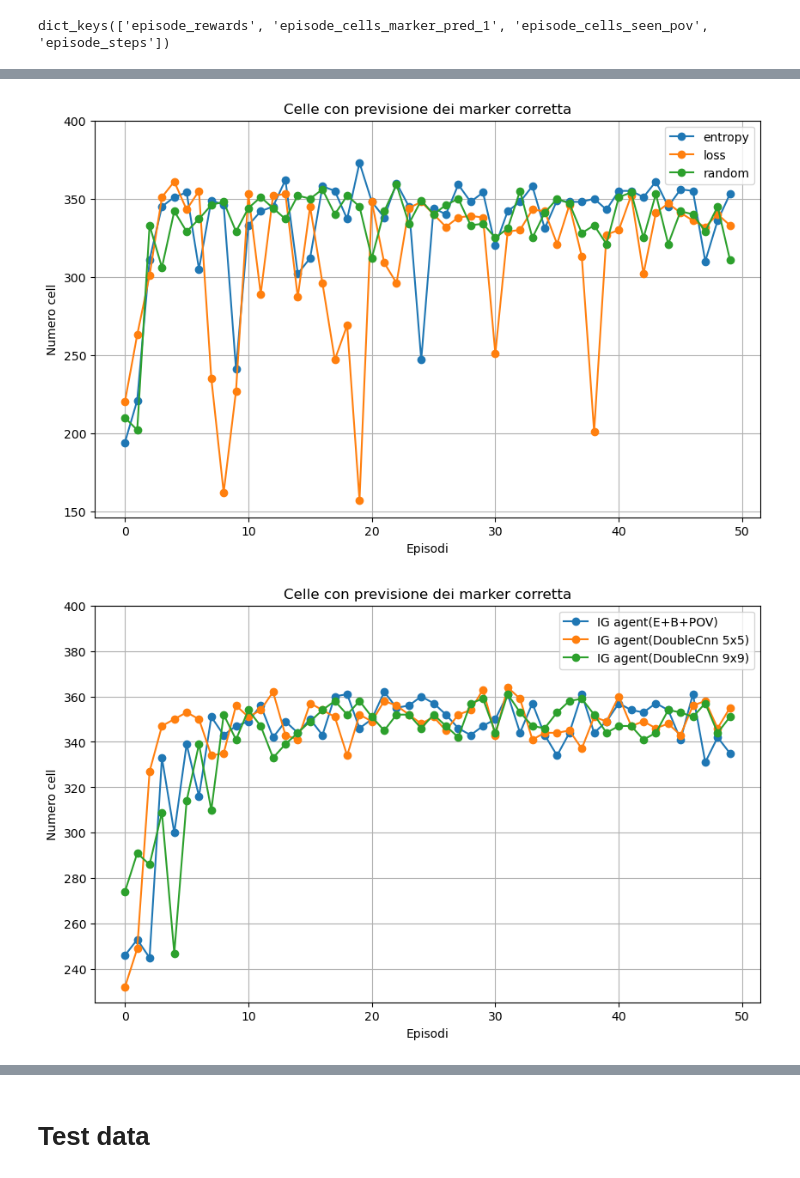
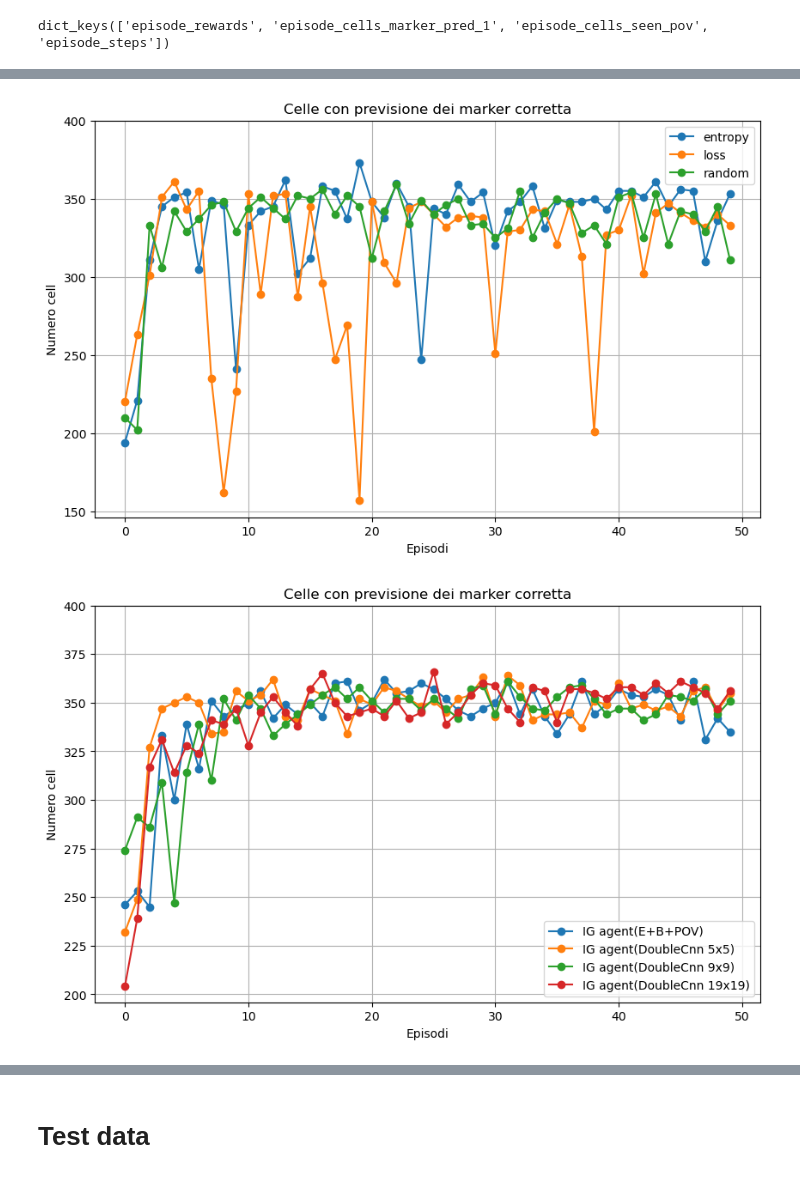
Before and after one commit to Emamasi-uni/explorationRL, a Jupyter notebook: results.ipynb, the cells around one changed output, grey strips where cells are left out. Cells and saved outputs as stored; diff of their text form; code cells hidden in the pictures.

```diff
--- a/results.ipynb
+++ b/results.ipynb
@@ -19,6 +19,7 @@ train_data_random = read_dict(file_path=f"./data/policy1_random/train_data_rando
 train_data_ig_reward = read_dict(file_path=f"./data/policy2_ig_reward/train_data_ig_reward_cnn_new_env_20x20_with_pov.json")
 train_data_ig_reward_doubleCNN_expov1 = read_dict(file_path=f"./data/policy2_ig_reward/train_data_ig_reward_env_20x20_doubleCNN_expov1.json")
 train_data_ig_reward_doubleCNN_expov3 = read_dict(file_path=f"./data/policy2_ig_reward/train_data_ig_reward_env_20x20_doubleCNN_expov3.json")
+train_data_ig_reward_doubleCNN_expov8 = read_dict(file_path=f"./data/policy2_ig_reward/train_data_ig_reward_env_20x20_doubleCNN_expov8.json")
 train_data_ig_reward_curriculum = read_dict(file_path=f"./data/policy2_ig_reward_curriculum/train_data_ig_reward_curriculum_cnn.json")
 # %%
 max_cells = 400
@@ -53,31 +55,32 @@ plot_metrics(train_data_policy_ig_curriculum,
 [figure]
 # %%
 train_data_policy_best_pov = [train_data_entropy['episode_cells_marker_pred_1'], train_data_loss['episode_cells_marker_pred_1'], train_data_random['episode_cells_marker_pred_1']]
-train_data_policy_ig = [train_data_ig_reward['episode_cells_marker_pred_1'], train_data_ig_reward_doubleCNN_expov1['episode_cells_marker_pred_1'], train_data_ig_reward_doubleCNN_expov3['episode_cells_marker_pred_1']]
+train_data_policy_ig = [train_data_ig_reward['episode_cells_marker_pred_1'], train_data_ig_reward_doubleCNN_expov1['episode_cells_marker_pred_1'],
+                        train_data_ig_reward_doubleCNN_expov3['episode_cells_marker_pred_1'], train_data_ig_reward_doubleCNN_expov8['episode_cells_marker_pred_1']]
 train_data_policy_ig_curriculum = [train_data_ig_reward_curriculum['episode_cells_marker_pred_1']]
 
 plot_metrics(train_data_policy_best_pov,
              title="Celle con previsione dei marker corretta",
              ylabel="Numero cell",
              xlabel="Episodi",
              legend_labels=["entropy", "loss", "random"],
              max_y=max_cells)
 
 plot_metrics(train_data_policy_ig,
              title="Celle con previsione dei marker corretta",
              ylabel="Numero cell",
              xlabel="Episodi",
-             legend_labels=['IG agent(E+B+POV)', 'IG agent(DoubleCnn 5x5)', 'IG agent(DoubleCnn 9x9)'],
+             legend_labels=['IG agent(E+B+POV)', 'IG agent(DoubleCnn 5x5)', 'IG agent(DoubleCnn 9x9)', 'IG agent(DoubleCnn 19x19)'],
              max_y=max_cells)
 
 plot_metrics(train_data_policy_ig_curriculum,
              title="Celle con previsione dei marker corretta",
              ylabel="Numero cell",
              xlabel="Episodi",
              max_y=max_cells)
 # %% [output]
 [figure]
-[figure, old version]
+[figure, new version]
 [figure]
 # %%
 train_data_policy_best_pov = [train_data_entropy['episode_cells_seen_pov'], train_data_loss['episode_cells_seen_pov'], train_data_random['episode_cells_seen_pov']]
```
Also changed, not shown: parts of 11 cells of this notebook, 6 other files.
